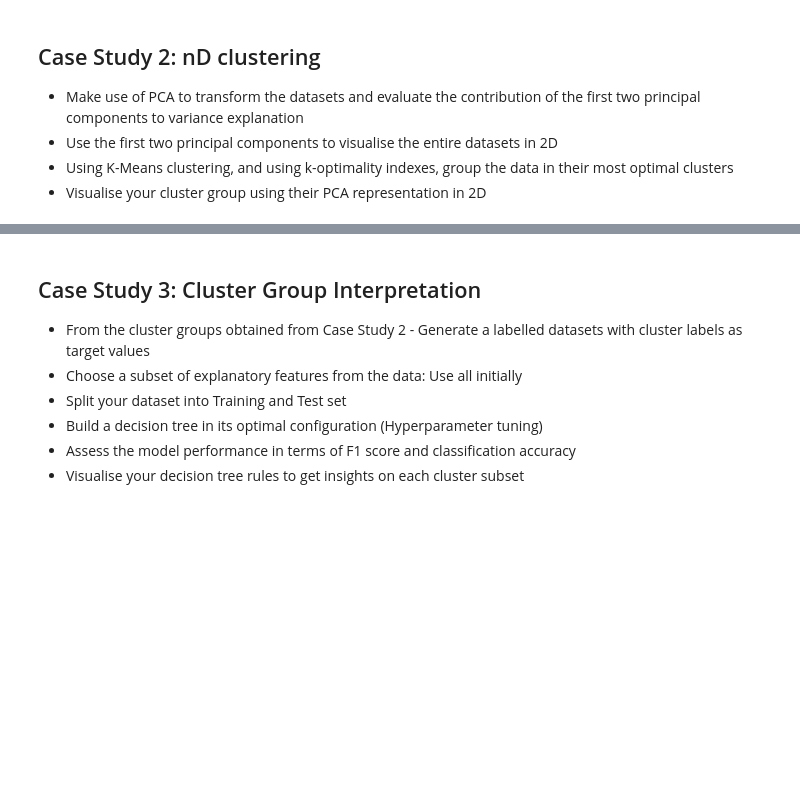
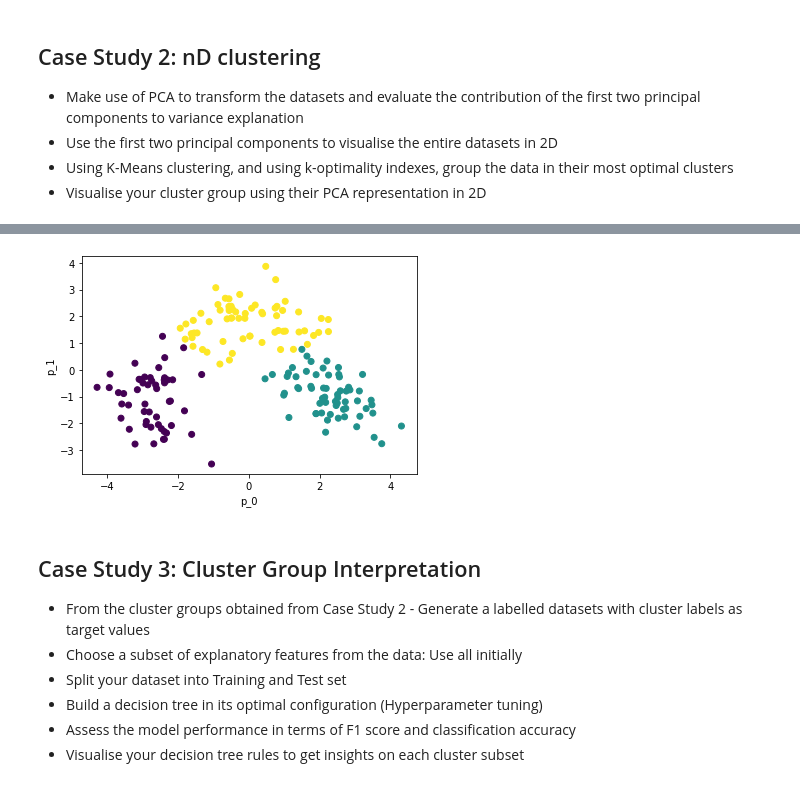
Before and after one commit to YvesMatanga/freemium_datascience, a Jupyter notebook: machine-learning-tutorials/Unsupervised Learning/Practice/2-Clustering-Analysis-Case-Study.ipynb, the cells around one changed output, grey strips where cells are left out. Drawn from its saved outputs; the diff is of its cells as text; code cells hidden in the pictures; blank space fills up the shorter version.

```diff
--- a/machine-learning-tutorials/Unsupervised Learning/Practice/2-Clustering-Analysis-Case-Study.ipynb
+++ b/machine-learning-tutorials/Unsupervised Learning/Practice/2-Clustering-Analysis-Case-Study.ipynb
@@ -33,3 +99,15 @@ wine_df.head()
+# %%
+km = KMeans(sv_id)
+km.fit(X_sc)
+clusterIds = km.fit_predict(X_sc) #get data group labels
+# %%
+plt.figure()
+plt.scatter(X_transformed_df.iloc[:,0],X_transformed_df.iloc[:,1],c=clusterIds)
+plt.xlabel('p_0')
+plt.ylabel('p_1')
+plt.show()
+# %% [output]
+[figure, added]
 # %% [markdown]
 <h2>Case Study 3: Cluster Group Interpretation</h2>
 <ul>
```
Also changed, not shown: parts of 4 cells of this notebook.
